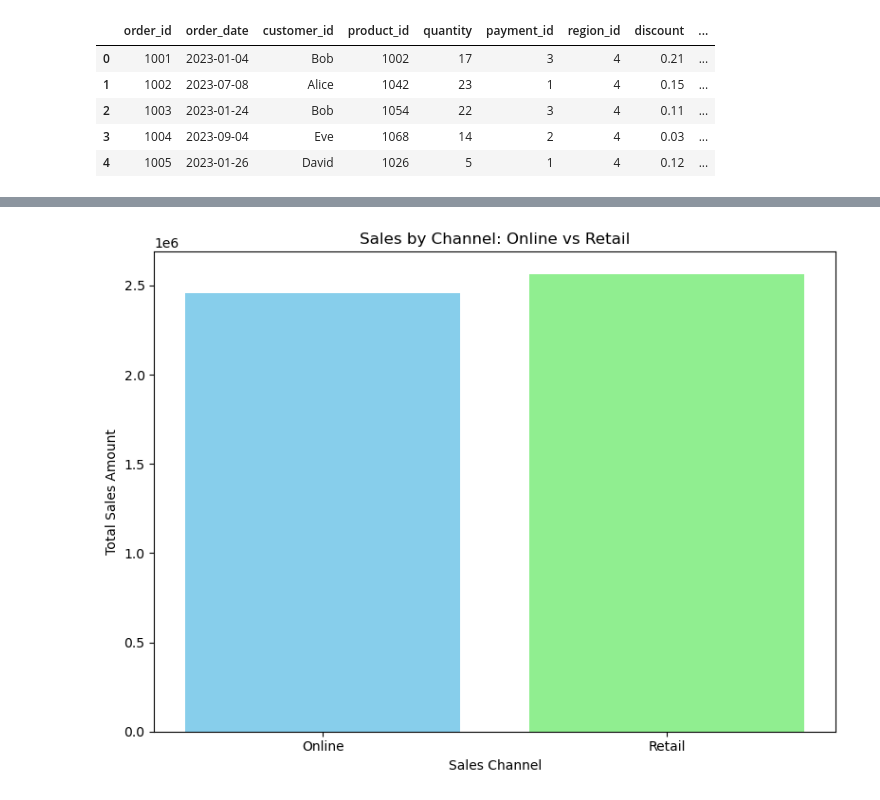
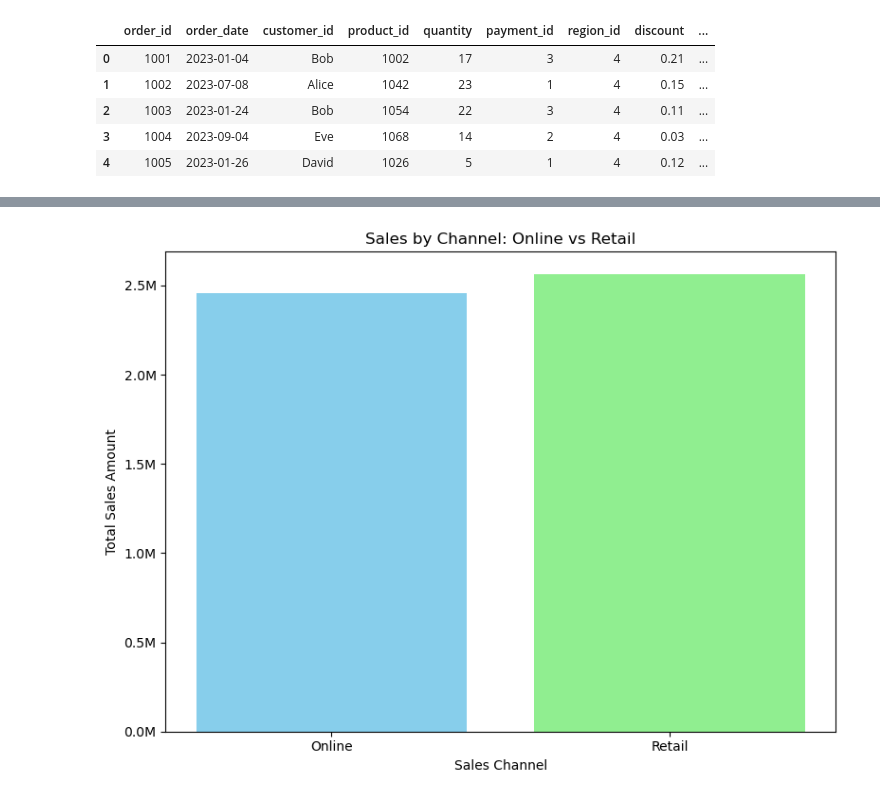
Before and after one commit to DavidnBui/Project2025, a Jupyter notebook: project_2025_notebook.ipynb, the cells around one changed output, grey strips where cells are left out. Cells and saved outputs as stored; diff of their text form; code cells hidden in the pictures.

```diff
--- a/project_2025_notebook.ipynb
+++ b/project_2025_notebook.ipynb
@@ -72,16 +75,22 @@ plt.show()
 # %%
 # Sales Channel Analysis: Online vs Retail comparisons
 
 df = pd.read_csv("data/sales_data.csv")
 
 channel_sales = df.groupby("Sales_Channel")["Sales_Amount"].sum().reset_index()
 
-plt.figure(figsize=(8,6))
-plt.bar(channel_sales["Sales_Channel"], channel_sales["Sales_Amount"], color=["skyblue", "lightgreen"])
-plt.title("Sales by Channel: Online vs Retail")
-plt.xlabel("Sales Channel")
-plt.ylabel("Total Sales Amount")
+def millions(x, pos):
+    return f'{x * 1e-6:.1f}M'
+
+fig, ax = plt.subplots(figsize=(8, 6))
+ax.bar(channel_sales["Sales_Channel"], channel_sales["Sales_Amount"], color=["skyblue", "lightgreen"])
+ax.set_title("Sales by Channel: Online vs Retail")
+ax.set_xlabel("Sales Channel")
+ax.set_ylabel("Total Sales Amount")
+
+ax.yaxis.set_major_formatter(FuncFormatter(millions))
+
 plt.tight_layout()
 plt.show()
 # %% [output]
-[figure, old version]
+[figure, new version]
```
Also changed, not shown: parts of 3 cells of this notebook.
